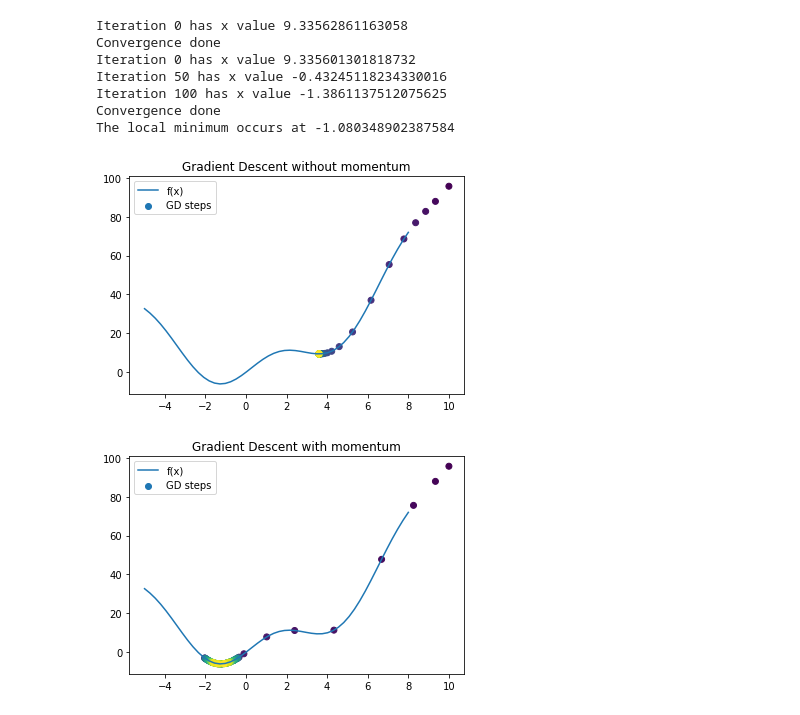
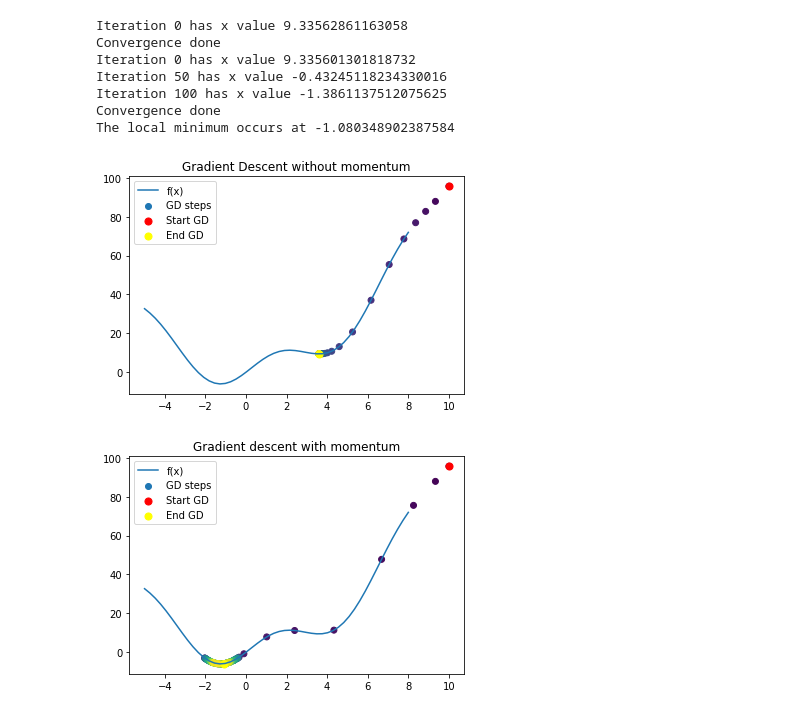
Before and after one commit to Apiquet/fcn_from_scratch, a Jupyter notebook: known_function/gradient_descent_momentum.ipynb, the cells around one changed output. Saved outputs shown, nothing was run; the diff lists cells and outputs as text; code cells hidden in the pictures.

Commit message:
Add legend for start and end of GD

```diff
--- a/known_function/gradient_descent_momentum.ipynb
+++ b/known_function/gradient_descent_momentum.ipynb
@@ -75,25 +75,29 @@ The local minimum occurs at -1.080348902387584
 # %%
 plt.figure(121)
 steps = strategy_steps[0]
 pts = np.linspace(-5, 8)
 # change color to see GD progress
 color = [item/255 for item in list(range(len(steps)))]
 plt.plot(pts, f(pts), label='f(x)')
 plt.scatter(steps, [f(x) for x in steps], label='GD steps', c=color)
+plt.scatter(steps[0], f(steps[0]), label='Start GD', c='red', s=50)
+plt.scatter(steps[-1], f(steps[-1]), label='End GD', c='yellow', s=50)
 plt.title('Gradient Descent without momentum')
 plt.legend()
 plt.show()
 
 plt.figure(122)
 steps = strategy_steps[1]
 pts = np.linspace(-5, 8)
 # change color to see GD progress
 color = [item/255 for item in list(range(len(steps)))]
 plt.plot(pts, f(pts), label='f(x)')
 plt.scatter(steps, [f(x) for x in steps], label='GD steps', c=color)
-plt.title('Gradient Descent with momentum')
+plt.scatter(steps[0], f(steps[0]), label='Start GD', c='red', s=50)
+plt.scatter(steps[-1], f(steps[-1]), label='End GD', c='yellow', s=50)
+plt.title('Gradient descent with momentum')
 plt.legend()
 plt.show()
 # %% [output]
-[figure, old version]
+[figure, new version]
-[figure, old version]
+[figure, new version]
```
Also changed, not shown: 1 other file.
